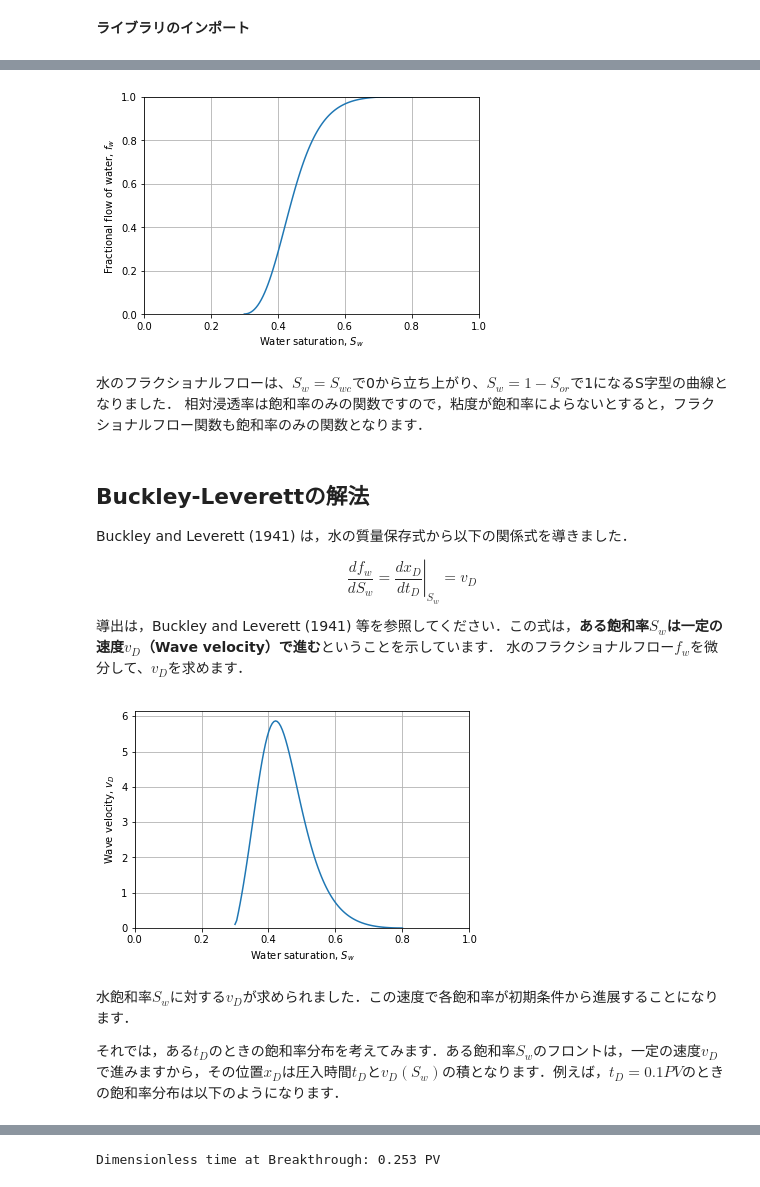
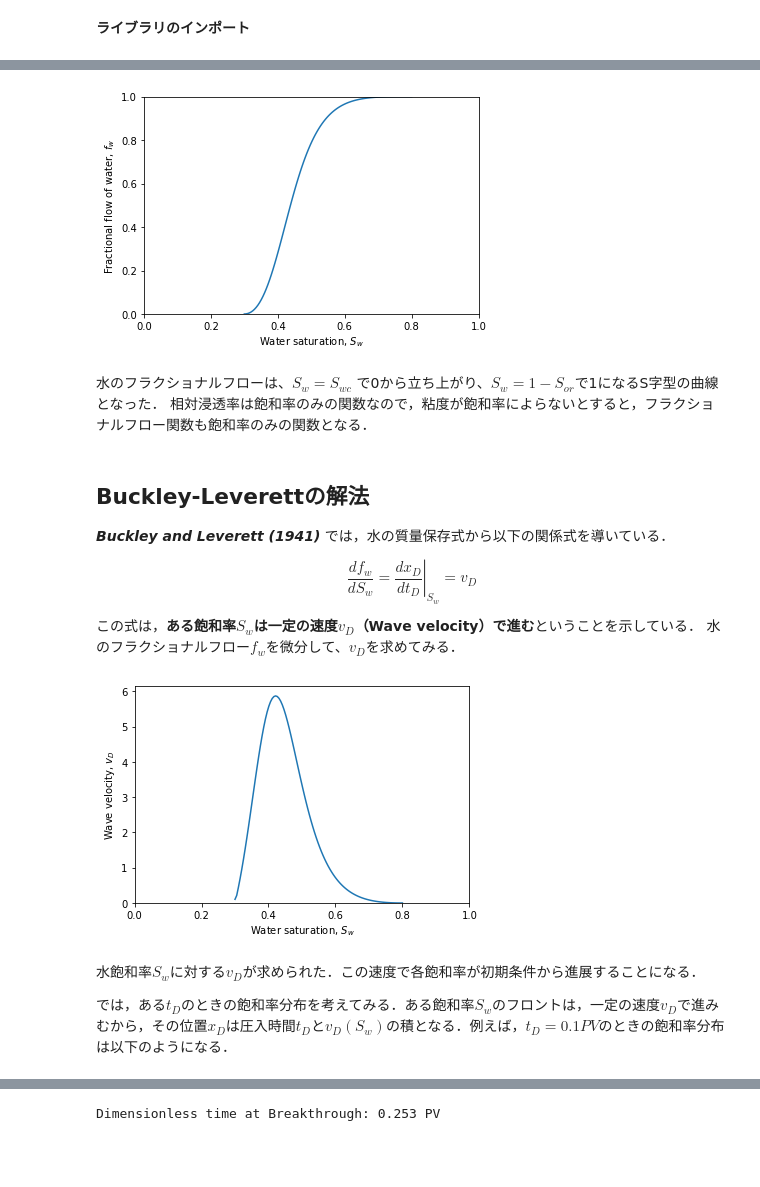
Before and after one commit to mayuneko-re/notebook, a Jupyter notebook: colab/Buckley_Leverett_Basic.ipynb, the cells around one changed output, grey strips where cells are left out. Drawn from its saved outputs; the diff is of its cells as text; code cells hidden in the pictures; blank space fills up the shorter version.

```diff
--- a/colab/Buckley_Leverett_Basic.ipynb
+++ b/colab/Buckley_Leverett_Basic.ipynb
@@ -120,46 +116,42 @@ fw = (krw/muw) / (krw/muw + kro/muo) # To avoid division by zero
 
 # Plot
 plt.plot(Sw, fw)
-# plt.legend()
 plt.xlabel('Water saturation, $S_w$')
 plt.ylabel('Fractional flow of water, $f_w$')
 plt.xlim(0, 1)
 plt.ylim(0, 1)
-plt.grid()
 plt.show()
 # %% [output]
-[figure, old version]
+[figure, new version]
 # %% [markdown]
-水のフラクショナルフローは、$S_w = S_{wc}$で0から立ち上がり、$S_w = 1-S_{or}$で1になるS字型の曲線となりました．
-相対浸透率は飽和率のみの関数ですので，粘度が飽和率によらないとすると，フラクショナルフロー関数も飽和率のみの関数となります．
+水のフラクショナルフローは、$S_w = S_{wc}$ で0から立ち上がり、$S_w = 1-S_{or}$で1になるS字型の曲線となった．
+相対浸透率は飽和率のみの関数なので，粘度が飽和率によらないとすると，フラクショナルフロー関数も飽和率のみの関数となる．
 # %% [markdown]
 ## Buckley-Leverettの解法
 
-Buckley and Leverett (1941) は，水の質量保存式から以下の関係式を導きました．
+***Buckley and Leverett (1941)*** では，水の質量保存式から以下の関係式を導いている．
 
 $$\frac{df_w}{dS_w} = \left. \frac{dx_D}{dt_D} \right|_{S_w} = v_D$$
 
-導出は，Buckley and Leverett (1941) 等を参照してください．この式は，**ある飽和率$S_w$は一定の速度$v_D$（Wave velocity）で進む**ということを示しています．
-水のフラクショナルフロー$f_w$を微分して、$v_D$を求めます．
+この式は，**ある飽和率$S_w$は一定の速度$v_D$（Wave velocity）で進む**ということを示している．
+水のフラクショナルフロー$f_w$を微分して、$v_D$を求めてみる．
 # %%
 # Wave velocity = Derivative of fractional flow of water
 vD = np.gradient(fw, Sw)
 
 # Plot
 plt.plot(Sw, vD)
-# plt.legend()
 plt.xlabel('Water saturation, $S_w$')
 plt.ylabel('Wave velocity, $v_D$')
 plt.xlim(0, 1)
 plt.ylim(0,)
-plt.grid()
 plt.show()
 # %% [output]
-[figure, old version]
+[figure, new version]
 # %% [markdown]
-水飽和率$S_w$に対する$v_D$が求められました．この速度で各飽和率が初期条件から進展することになります．
+水飽和率$S_w$に対する$v_D$が求められた．この速度で各飽和率が初期条件から進展することになる．
 
-それでは，ある$t_D$のときの飽和率分布を考えてみます．ある飽和率$S_w$のフロントは，一定の速度$v_D$で進みますから，その位置$x_D$は圧入時間$t_D$と$v_D(S_w)$の積となります．例えば，$t_D=0.1 PV$のときの飽和率分布は以下のようになります．
+では，ある$t_D$のときの飽和率分布を考えてみる．ある飽和率$S_w$のフロントは，一定の速度$v_D$で進みむから，その位置$x_D$は圧入時間$t_D$と$v_D(S_w)$の積となる．例えば，$t_D=0.1 PV$のときの飽和率分布は以下のようになる．
 # %%
 tD = 0.1 # PV injected
 xD = vD * tD
```
Also changed, not shown: parts of 24 cells of this notebook.
